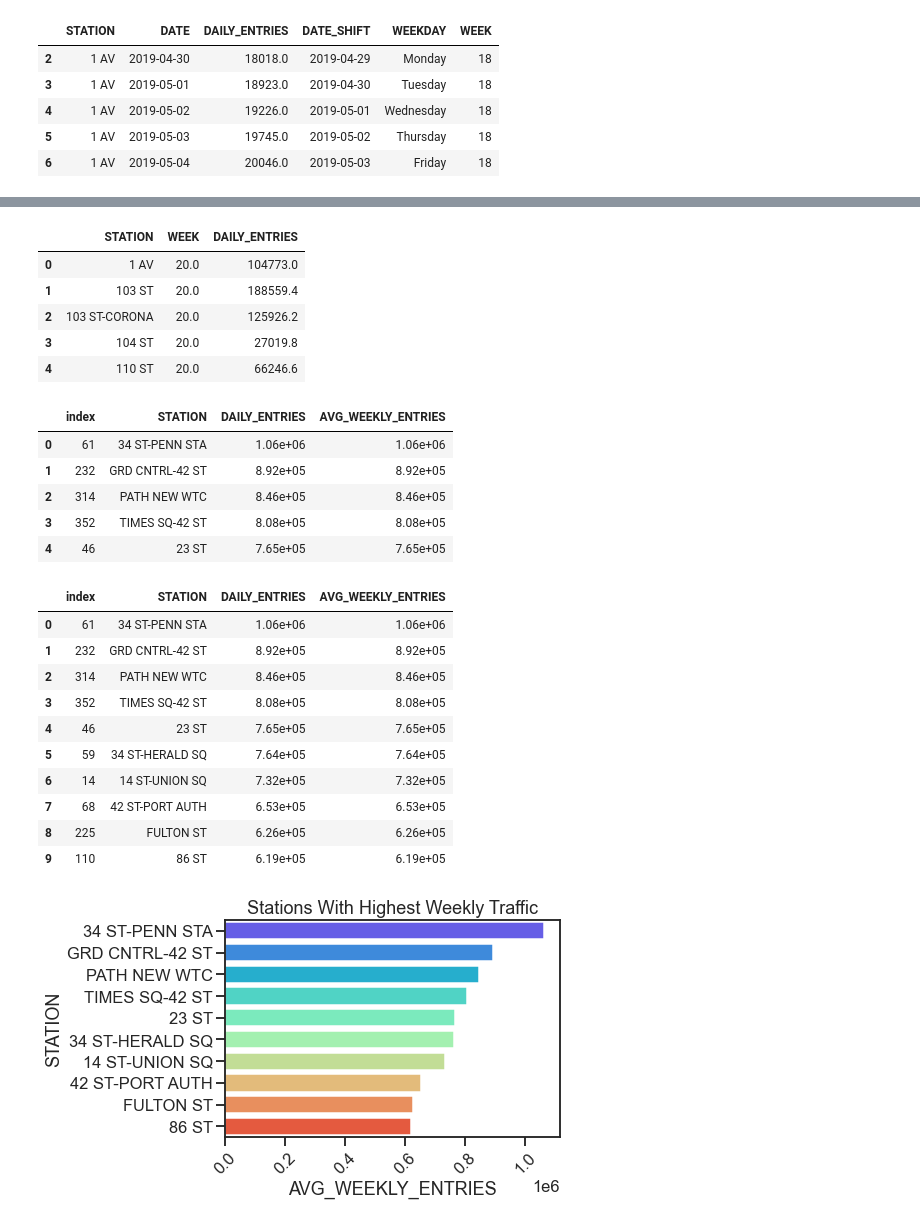
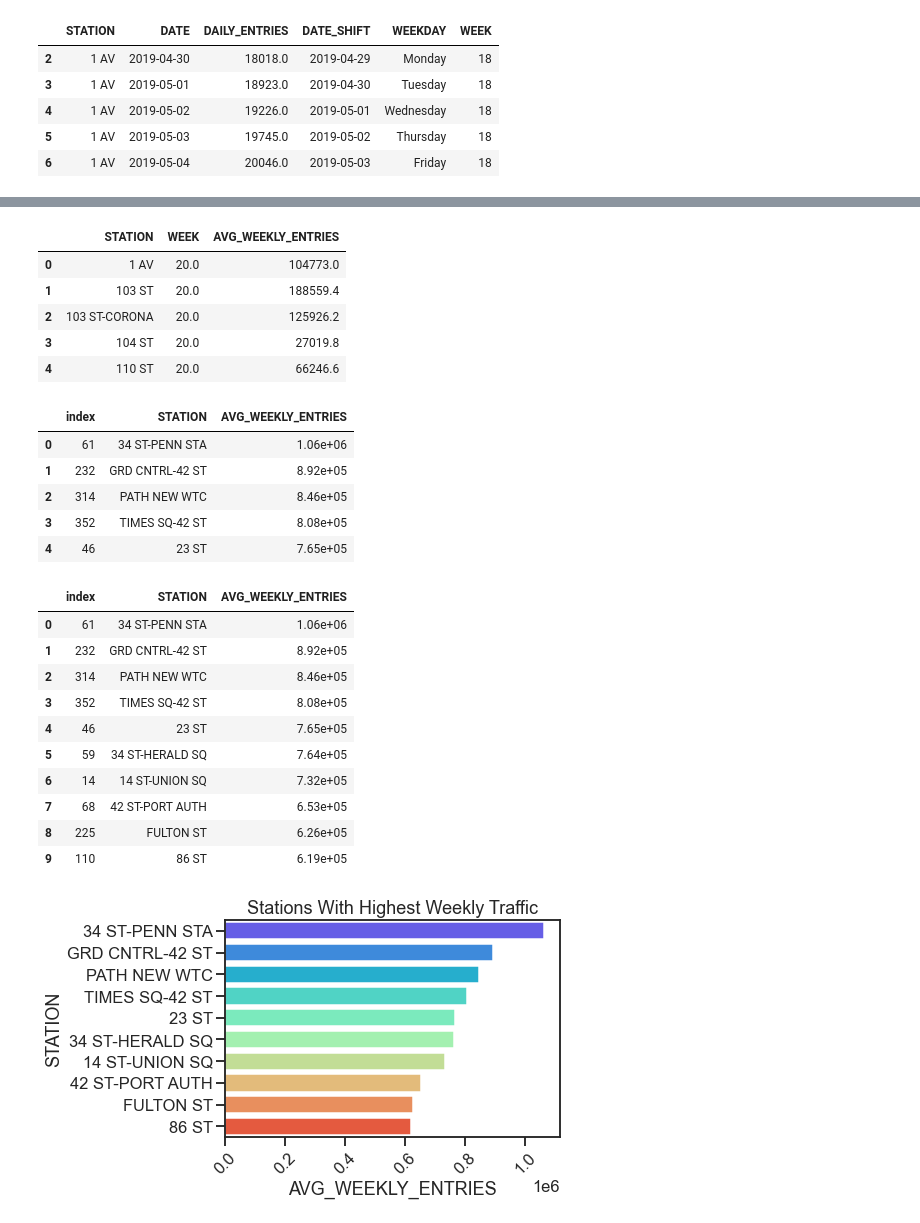
Before and after one commit to jlmartin100/Metis_Projects, a Jupyter notebook: Project_1/Project_1_Final_JLM.ipynb, the cells around one changed output, grey strips where cells are left out. Saved outputs shown, nothing was run; the diff lists cells and outputs as text; code cells hidden in the pictures.

```diff
--- a/Project_1/Project_1_Final_JLM.ipynb
+++ b/Project_1/Project_1_Final_JLM.ipynb
@@ -321,8 +331,10 @@ df_sta_combo_5wks.head()
 | 5 | 1 AV | 2019-05-03 | 19745.0 | 2019-05-02 | Thursday | 18 |
 | 6 | 1 AV | 2019-05-04 | 20046.0 | 2019-05-03 | Friday | 18 |
 # %%
-df_week_total = df_sta_combo_5wks.groupby(['STATION', 'WEEK']).agg('sum').reset_index()
-df_week_total.WEEK.value_counts()
+df_week_total = df_sta_combo_5wks.groupby(['STATION', 'WEEK']).agg('sum').reset_index()\
+.rename(columns = {'DAILY_ENTRIES': 'WEEKLY_ENTRIES'})
+print(df_week_total.WEEK.value_counts())
+df_week_total.head()
 # %% [output]
 22    378
 21    378
@@ -333,8 +351,9 @@ Name: WEEK, dtype: int64
 # %%
-df_week_mean = df_week_total.groupby('STATION').agg('mean').reset_index()
+df_week_mean = df_week_total.groupby('STATION').agg('mean').reset_index()\
+.rename(columns = {'WEEKLY_ENTRIES': 'AVG_WEEKLY_ENTRIES'})
 df_week_mean.head()
 # %% [output]
-|  | STATION | WEEK | DAILY_ENTRIES |
+|  | STATION | WEEK | AVG_WEEKLY_ENTRIES |
 | 0 | 1 AV | 20.0 | 104773.0 |
 | 1 | 103 ST | 20.0 | 188559.4 |
 | 2 | 103 ST-CORONA | 20.0 | 125926.2 |
@@ -343,32 +362,31 @@ df_week_mean.head()
 # %%
 df_week_mean = df_week_mean.drop('WEEK', axis=1)
 # %%
-df_week_mean_sorted = df_week_mean.sort_values(by='DAILY_ENTRIES', ascending=False).reset_index()
+df_week_mean_sorted = df_week_mean.sort_values(by='AVG_WEEKLY_ENTRIES', ascending=False).reset_index()
 # %%
-df_week_mean_sorted['AVG_WEEKLY_ENTRIES'] = df_week_mean_sorted['DAILY_ENTRIES']
 df_week_mean_sorted.head()
 # %% [output]
-|  | index | STATION | DAILY_ENTRIES | AVG_WEEKLY_ENTRIES |
-| 0 | 61 | 34 ST-PENN STA | 1.06e+06 | 1.06e+06 |
-| 1 | 232 | GRD CNTRL-42 ST | 8.92e+05 | 8.92e+05 |
-| 2 | 314 | PATH NEW WTC | 8.46e+05 | 8.46e+05 |
-| 3 | 352 | TIMES SQ-42 ST | 8.08e+05 | 8.08e+05 |
-| 4 | 46 | 23 ST | 7.65e+05 | 7.65e+05 |
+|  | index | STATION | AVG_WEEKLY_ENTRIES |
+| 0 | 61 | 34 ST-PENN STA | 1.06e+06 |
+| 1 | 232 | GRD CNTRL-42 ST | 8.92e+05 |
+| 2 | 314 | PATH NEW WTC | 8.46e+05 |
+| 3 | 352 | TIMES SQ-42 ST | 8.08e+05 |
+| 4 | 46 | 23 ST | 7.65e+05 |
 # %%
 top_weekly_avg = df_week_mean_sorted.head(10)
 top_weekly_avg
 # %% [output]
-|  | index | STATION | DAILY_ENTRIES | AVG_WEEKLY_ENTRIES |
-| 0 | 61 | 34 ST-PENN STA | 1.06e+06 | 1.06e+06 |
-| 1 | 232 | GRD CNTRL-42 ST | 8.92e+05 | 8.92e+05 |
-| 2 | 314 | PATH NEW WTC | 8.46e+05 | 8.46e+05 |
-| 3 | 352 | TIMES SQ-42 ST | 8.08e+05 | 8.08e+05 |
-| 4 | 46 | 23 ST | 7.65e+05 | 7.65e+05 |
-| 5 | 59 | 34 ST-HERALD SQ | 7.64e+05 | 7.64e+05 |
-| 6 | 14 | 14 ST-UNION SQ | 7.32e+05 | 7.32e+05 |
-| 7 | 68 | 42 ST-PORT AUTH | 6.53e+05 | 6.53e+05 |
-| 8 | 225 | FULTON ST | 6.26e+05 | 6.26e+05 |
-| 9 | 110 | 86 ST | 6.19e+05 | 6.19e+05 |
+|  | index | STATION | AVG_WEEKLY_ENTRIES |
+| 0 | 61 | 34 ST-PENN STA | 1.06e+06 |
+| 1 | 232 | GRD CNTRL-42 ST | 8.92e+05 |
+| 2 | 314 | PATH NEW WTC | 8.46e+05 |
+| 3 | 352 | TIMES SQ-42 ST | 8.08e+05 |
+| 4 | 46 | 23 ST | 7.65e+05 |
+| 5 | 59 | 34 ST-HERALD SQ | 7.64e+05 |
+| 6 | 14 | 14 ST-UNION SQ | 7.32e+05 |
+| 7 | 68 | 42 ST-PORT AUTH | 6.53e+05 |
+| 8 | 225 | FULTON ST | 6.26e+05 |
+| 9 | 110 | 86 ST | 6.19e+05 |
 # %%
 sns.set_context('talk')
 sns.set_style('ticks')
```
Also changed, not shown: parts of 14 cells of this notebook.
